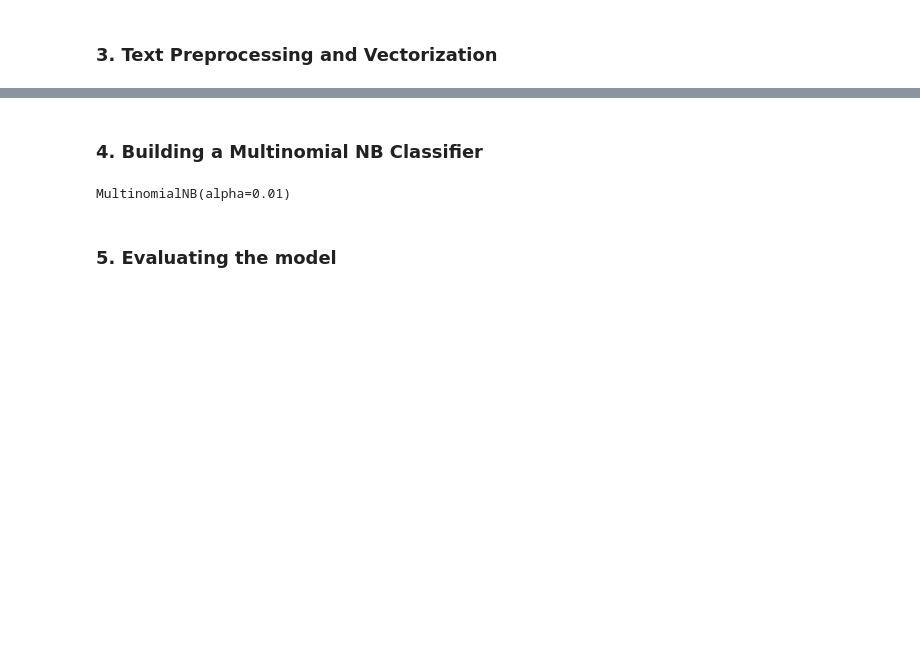
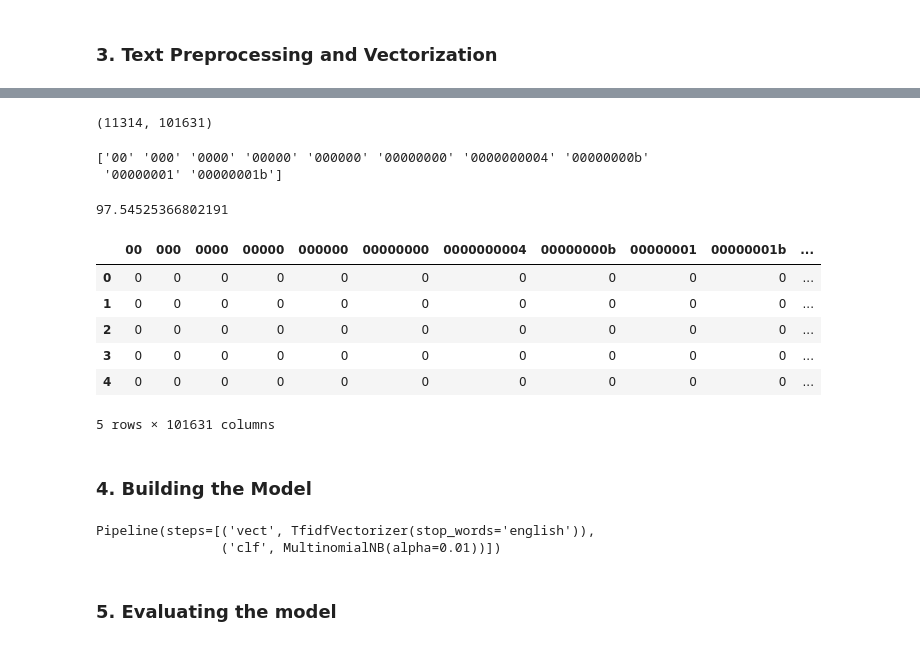
Before and after one commit to roiyeho/ml-book, a Jupyter notebook: Chapter07/DocumentClassification.ipynb, the cells around one changed output, grey strips where cells are left out. Cells and saved outputs as stored; diff of their text form; code cells hidden in the pictures; blank space fills up the shorter version.

```diff
--- a/Chapter07/DocumentClassification.ipynb
+++ b/Chapter07/DocumentClassification.ipynb
@@ -69,12 +48,51 @@ X_test_vec = vectorizer.transform(X_test)
+# %%
+from sklearn.feature_extraction.text import CountVectorizer
+
+vectorizer = CountVectorizer()
+X_train_vec = vectorizer.fit_transform(X_train)
+# %%
+print(X_train_vec.shape)
+# %% [output]
+(11314, 101631)
+# %%
+vocab = vectorizer.get_feature_names_out()
+print(vocab[:10])
+# %% [output]
+['00' '000' '0000' '00000' '000000' '00000000' '0000000004' '00000000b'
+ '00000001' '00000001b']
+# %%
+print(X_train_vec.nnz / X_train_vec.shape[0])
+# %% [output]
+97.54525366802191
+# %%
+import pandas as pd
+
+df = pd.DataFrame(X_train_vec[:5].toarray(), columns=vocab)
+df
+# %% [output]
+|  | 00 | 000 | 0000 | 00000 | 000000 | 00000000 | 0000000004 | 00000000b | 00000001 | 00000001b | ... |
+| 0 | 0 | 0 | 0 | 0 | 0 | 0 | 0 | 0 | 0 | 0 | ... |
+| 1 | 0 | 0 | 0 | 0 | 0 | 0 | 0 | 0 | 0 | 0 | ... |
+| 2 | 0 | 0 | 0 | 0 | 0 | 0 | 0 | 0 | 0 | 0 | ... |
+| 3 | 0 | 0 | 0 | 0 | 0 | 0 | 0 | 0 | 0 | 0 | ... |
+| 4 | 0 | 0 | 0 | 0 | 0 | 0 | 0 | 0 | 0 | 0 | ... |
+5 rows × 101631 columns
 # %% [markdown]
-### 4. Building a Multinomial NB Classifier
+### 4. Building the Model
 # %%
+from sklearn.pipeline import Pipeline
 from sklearn.naive_bayes import MultinomialNB
+from sklearn.feature_extraction.text import TfidfVectorizer
 
-clf = MultinomialNB(alpha=0.01)
-clf.fit(X_train_vec, y_train)
+model = Pipeline([
+    ('vect', TfidfVectorizer(stop_words='english')),
+    ('clf', MultinomialNB(alpha=0.01))
+])
+
+model.fit(X_train, y_train)
 # %% [output]
-MultinomialNB(alpha=0.01)
+Pipeline(steps=[('vect', TfidfVectorizer(stop_words='english')),
+                ('clf', MultinomialNB(alpha=0.01))])
 # %% [markdown]
 ### 5. Evaluating the model
 # %%
```
Also changed, not shown: parts of 13 cells of this notebook, 3 other files.
